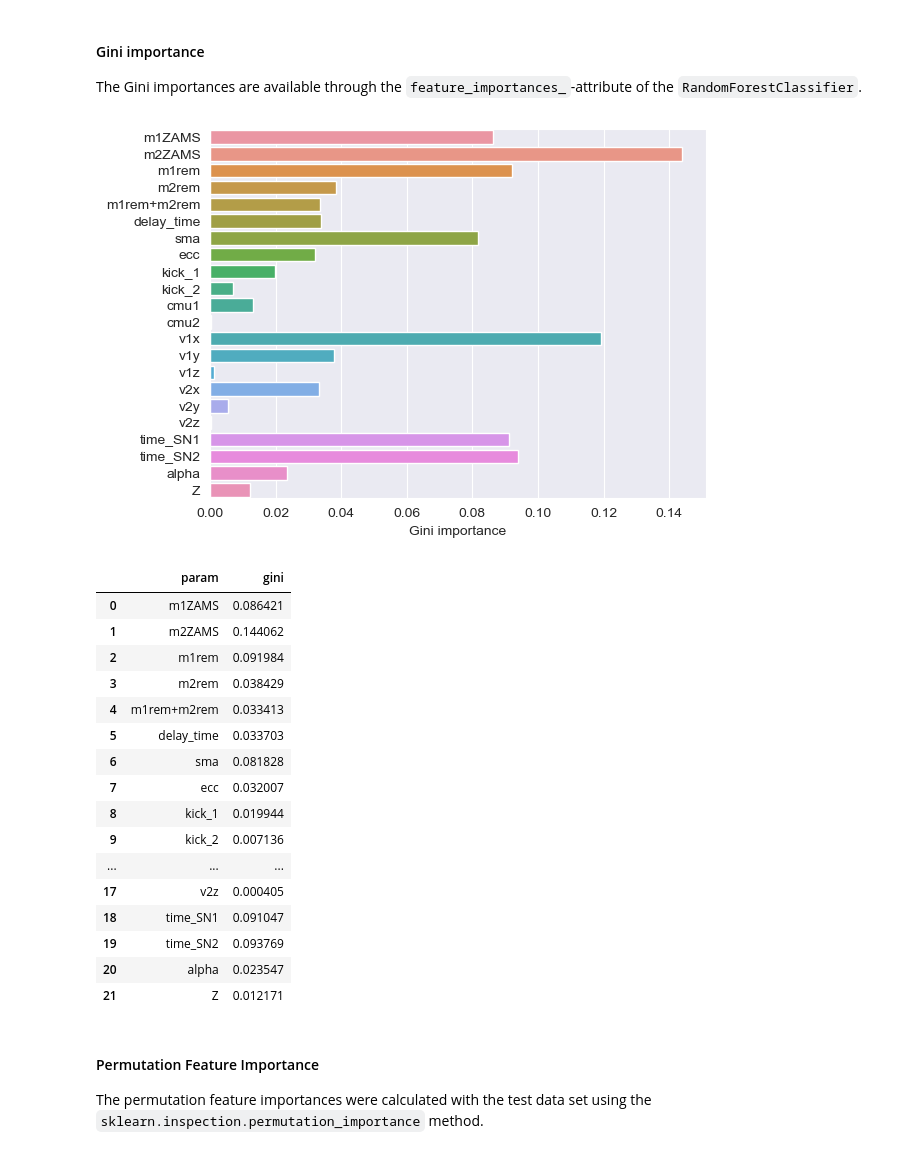
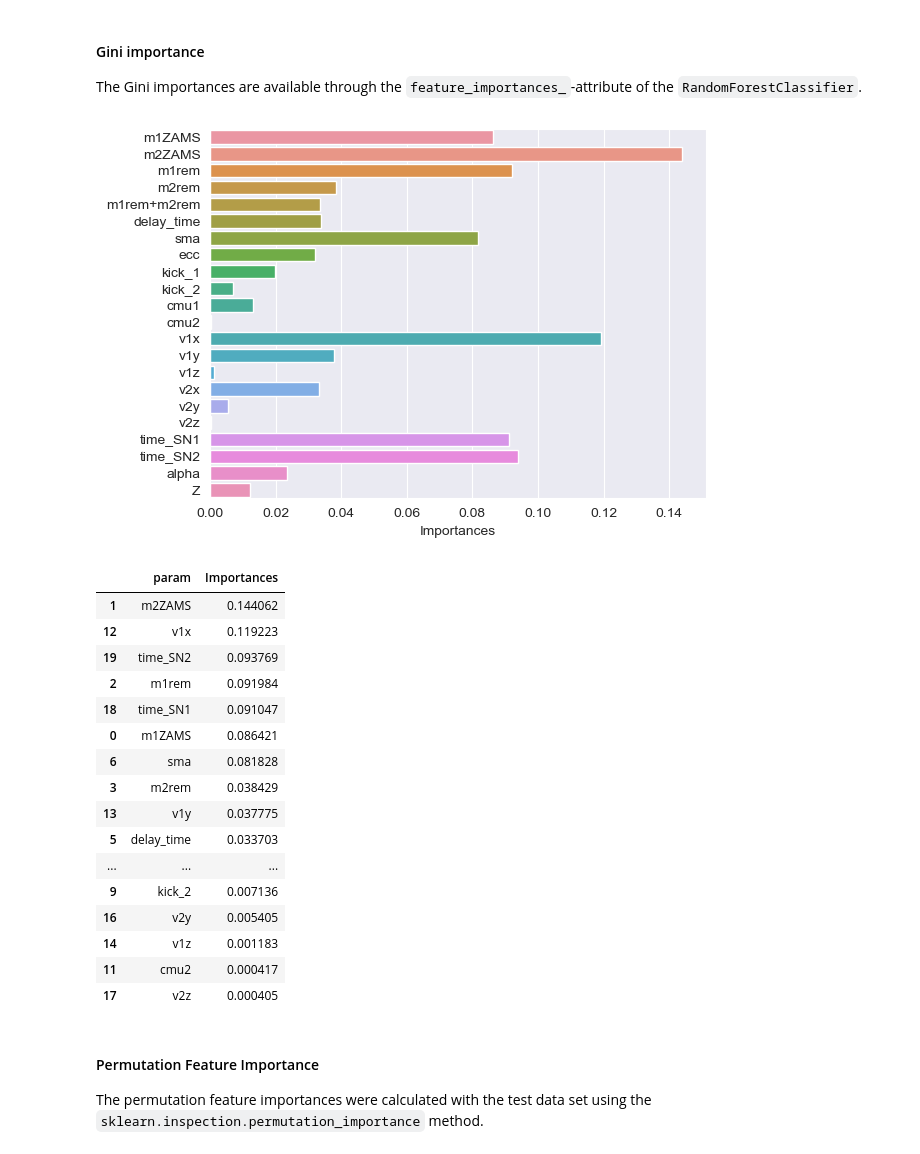
Before and after one commit to Giacomo-Menegatti/AstroLab, a Jupyter notebook: AstroLab (1).ipynb, the cells around one changed output. Drawn from its saved outputs; the diff is of its cells as text; code cells hidden in the pictures.

```diff
--- a/AstroLab (1).ipynb
+++ b/AstroLab (1).ipynb
@@ -213,38 +213,38 @@ The Gini importances are available through the `feature_importances_`-attribute
 # %%
 # save params + importances to dataframe
 importances = pd.DataFrame(zip(clf.feature_names_in_, clf.feature_importances_),
-                           columns=["param", "gini"])
+                           columns=["param", "Importances"])
 
 # sort importances
 #importances = importances.sort_values(by="gini", ascending= False)
 
 # plot importances
 fig, ax = plt.subplots()
-sns.barplot(y='param', x='gini', data=importances, ax=ax)
+sns.barplot(y='param', x='Importances', data=importances, ax=ax)
 #ax.tick_params(axis='x', rotation=90) #for params on x and gini on y
 ax.set_ylabel('')
-ax.set_xlabel('Gini importance')
+ax.set_xlabel('Importances')
 plt.show()
-importances
+importances.sort_values(by='Importances',ascending=False)  #using clf.feature_importances_
 # %% [output]
-[figure, old version]
+[figure, new version]
-|  | param | gini |
+|  | param | Importances |
+| 1 | m2ZAMS | 0.144062 |
+| 12 | v1x | 0.119223 |
+| 19 | time_SN2 | 0.093769 |
+| 2 | m1rem | 0.091984 |
+| 18 | time_SN1 | 0.091047 |
 | 0 | m1ZAMS | 0.086421 |
-| 1 | m2ZAMS | 0.144062 |
-| 2 | m1rem | 0.091984 |
+| 6 | sma | 0.081828 |
 | 3 | m2rem | 0.038429 |
-| 4 | m1rem+m2rem | 0.033413 |
+| 13 | v1y | 0.037775 |
 | 5 | delay_time | 0.033703 |
-| 6 | sma | 0.081828 |
-| 7 | ecc | 0.032007 |
-| 8 | kick_1 | 0.019944 |
+| ... | ... | ... |
 | 9 | kick_2 | 0.007136 |
-| ... | ... | ... |
+| 16 | v2y | 0.005405 |
+| 14 | v1z | 0.001183 |
+| 11 | cmu2 | 0.000417 |
 | 17 | v2z | 0.000405 |
-| 18 | time_SN1 | 0.091047 |
-| 19 | time_SN2 | 0.093769 |
-| 20 | alpha | 0.023547 |
-| 21 | Z | 0.012171 |
 # %% [markdown]
 #### Permutation Feature Importance
 The permutation feature importances were calculated with the test data set using the `sklearn.inspection.permutation_importance` method.
```
Also changed, not shown: parts of 5 cells of this notebook.
